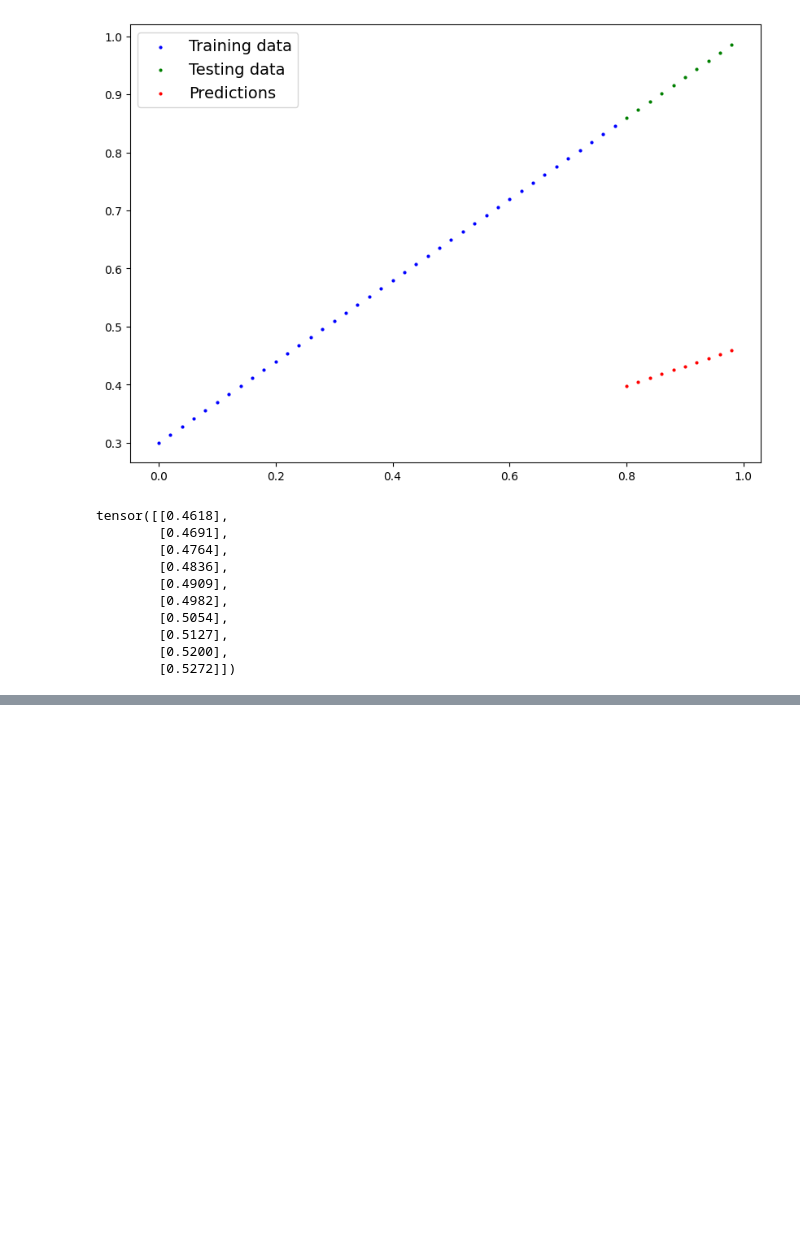
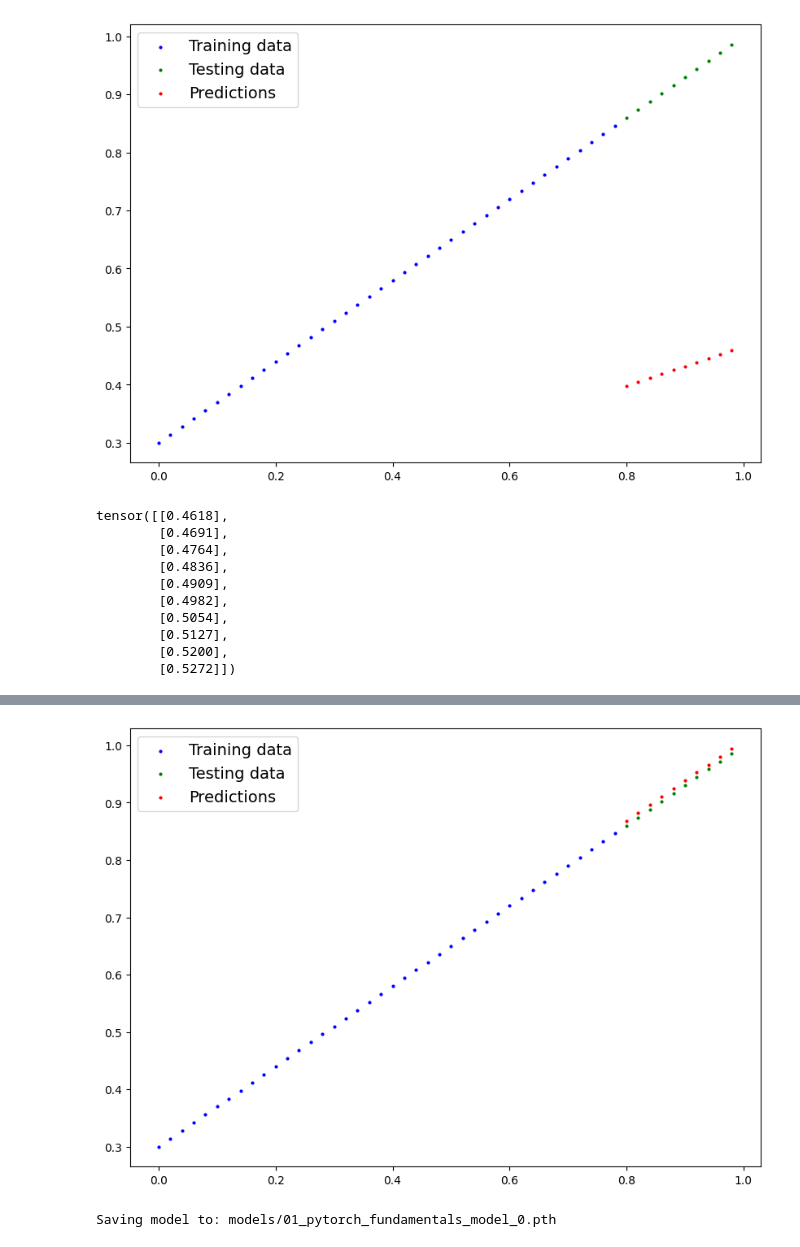
Before and after one commit to Auro-rium/ml_dl_frame_work, a Jupyter notebook: fundamentals_dl1.ipynb, the cells around one changed output, grey strips where cells are left out. Drawn from its saved outputs; the diff is of its cells as text; code cells hidden in the pictures; blank space fills up the shorter version.

```diff
--- a/fundamentals_dl1.ipynb
+++ b/fundamentals_dl1.ipynb
@@ -140,0 +233,7 @@ optimizer = torch.optim.SGD(params=model_0.parameters(), lr=0.01)
+# %%
+model_0.eval()
+
+
+with torch.inference_mode():
+    y_preds = model_0(X_test)
+y_preds
@@ -140,0 +251,16 @@ optimizer = torch.optim.SGD(params=model_0.parameters(), lr=0.01)
+# %%
+plot_predictions(predictions=y_preds)
+# %% [output]
+[figure, added]
+# %%
+from pathlib import Path
+
+MODEL_PATH = Path("models")
+MODEL_PATH.mkdir(parents=True, exist_ok=True)
+MODEL_NAME = "01_pytorch_fundamentals_model_0.pth"
+MODEL_SAVE_PATH = MODEL_PATH / MODEL_NAME
+
+print(f"Saving model to: {MODEL_SAVE_PATH}")
+torch.save(model_0.state_dict(), MODEL_SAVE_PATH)
+# %% [output]
+Saving model to: models/01_pytorch_fundamentals_model_0.pth
```
Also changed, not shown: parts of 23 cells of this notebook, 3 other files.
